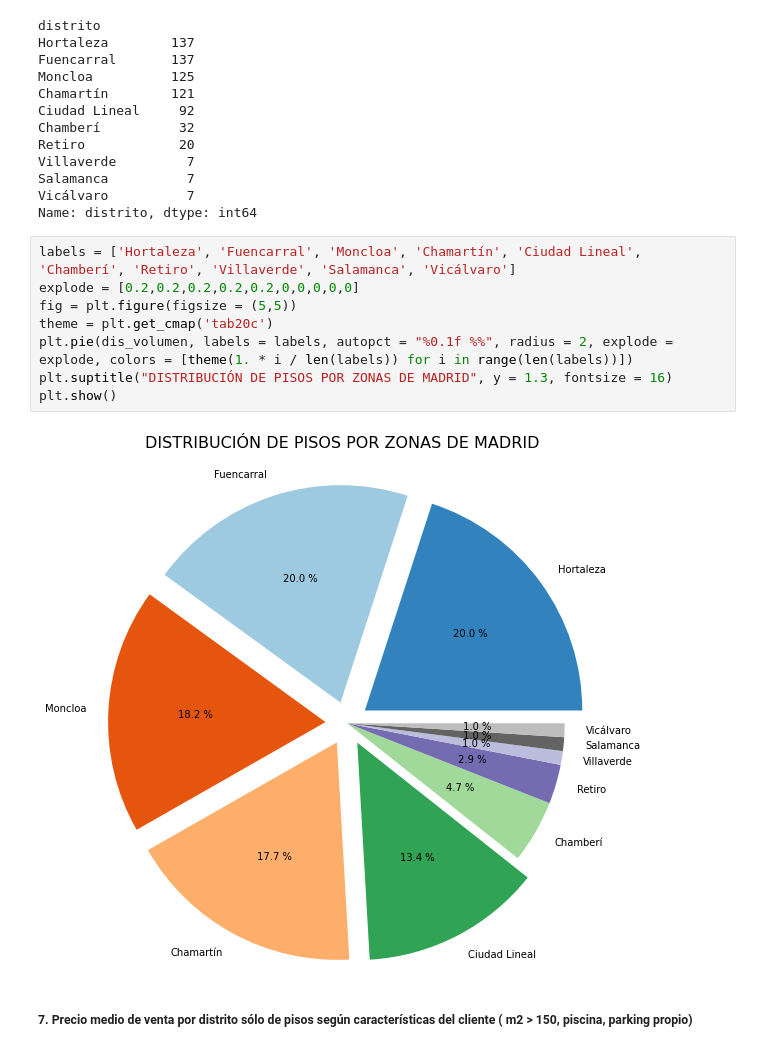
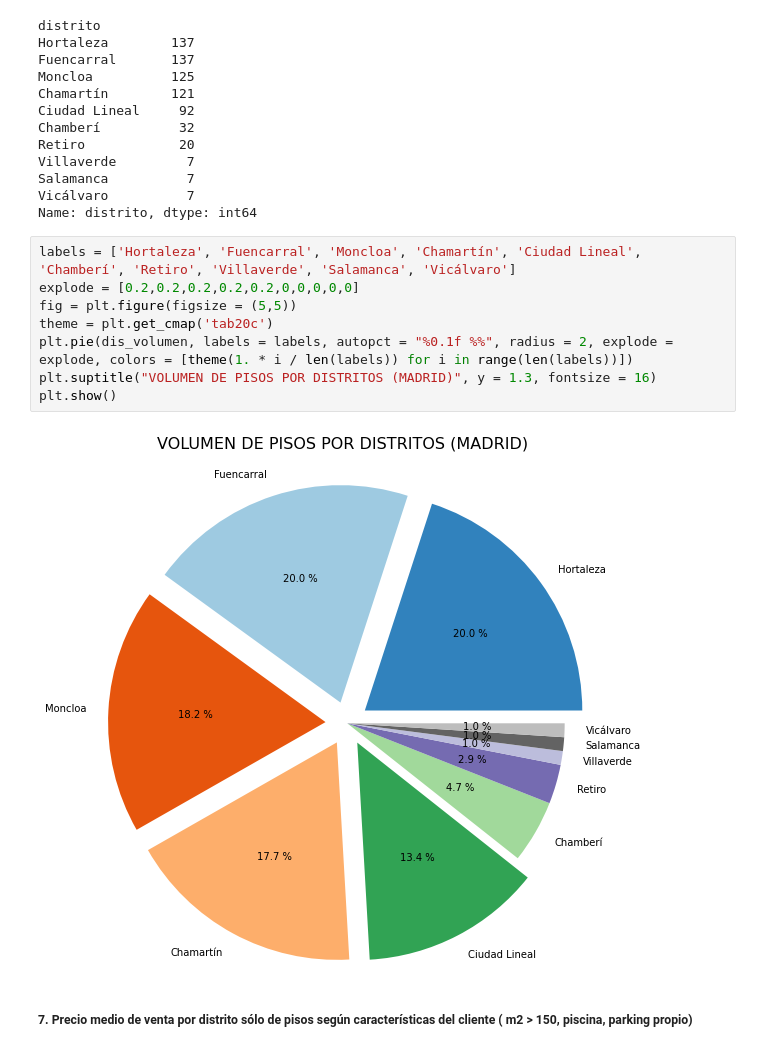
Before and after one commit to jmena23/Data-Analytics-Proyect, a Jupyter notebook: Storytelling.ipynb, the cells around one changed output. Drawn from its saved outputs; the diff is of its cells as text.

```diff
--- a/Storytelling.ipynb
+++ b/Storytelling.ipynb
@@ -163,13 +163,13 @@ Name: distrito, dtype: int64
 # %%
 labels = ['Hortaleza', 'Fuencarral', 'Moncloa', 'Chamartín', 'Ciudad Lineal', 'Chamberí', 'Retiro', 'Villaverde', 'Salamanca', 'Vicálvaro']
 explode = [0.2,0.2,0.2,0.2,0.2,0,0,0,0,0]
 fig = plt.figure(figsize = (5,5))
 theme = plt.get_cmap('tab20c')
 plt.pie(dis_volumen, labels = labels, autopct = "%0.1f %%", radius = 2, explode = explode, colors = [theme(1. * i / len(labels)) for i in range(len(labels))])
-plt.suptitle("DISTRIBUCIÓN DE PISOS POR ZONAS DE MADRID", y = 1.3, fontsize = 16)
+plt.suptitle("VOLUMEN DE PISOS POR DISTRITOS (MADRID)", y = 1.3, fontsize = 16)
 plt.show()
 # %% [output]
-[figure, old version]
+[figure, new version]
 # %% [markdown]
 ##### 7. Precio medio de venta por distrito sólo de pisos según características del cliente ( m2 > 150, piscina, parking propio)
 # %%
```
Also changed, not shown: parts of 6 cells of this notebook.
